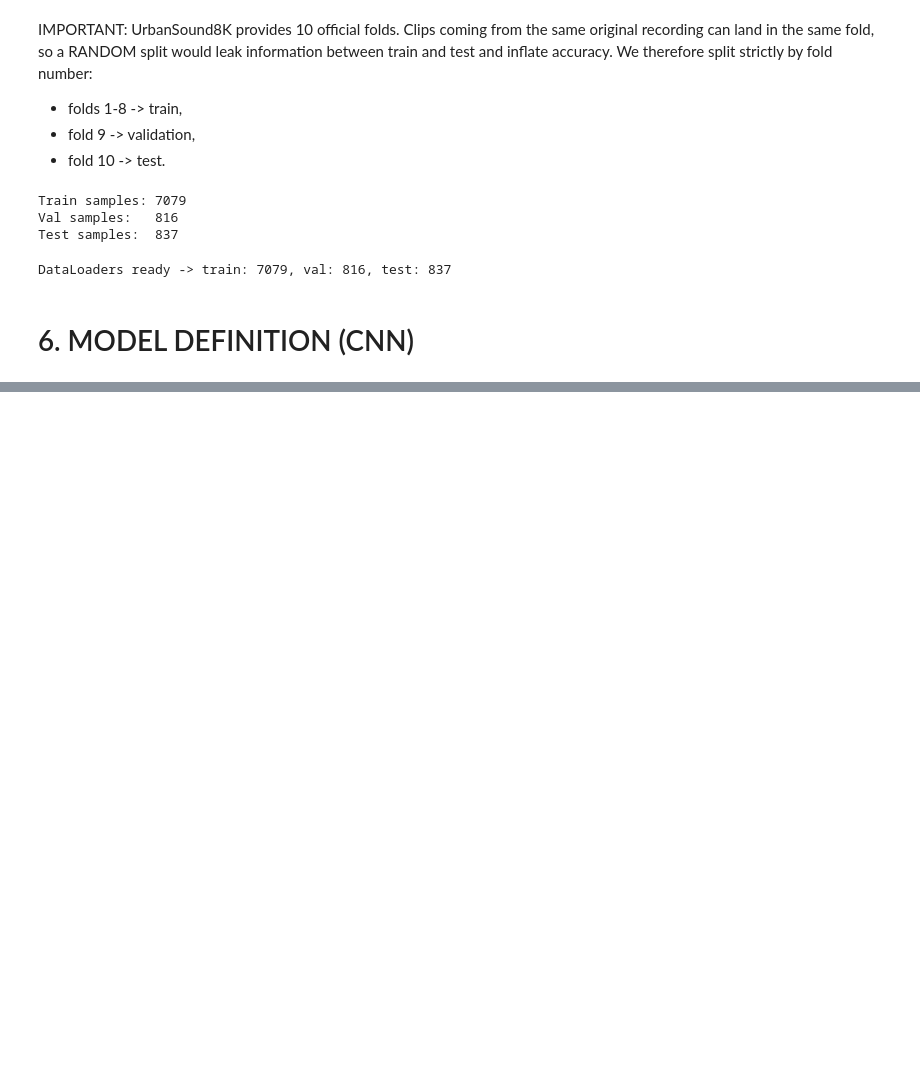
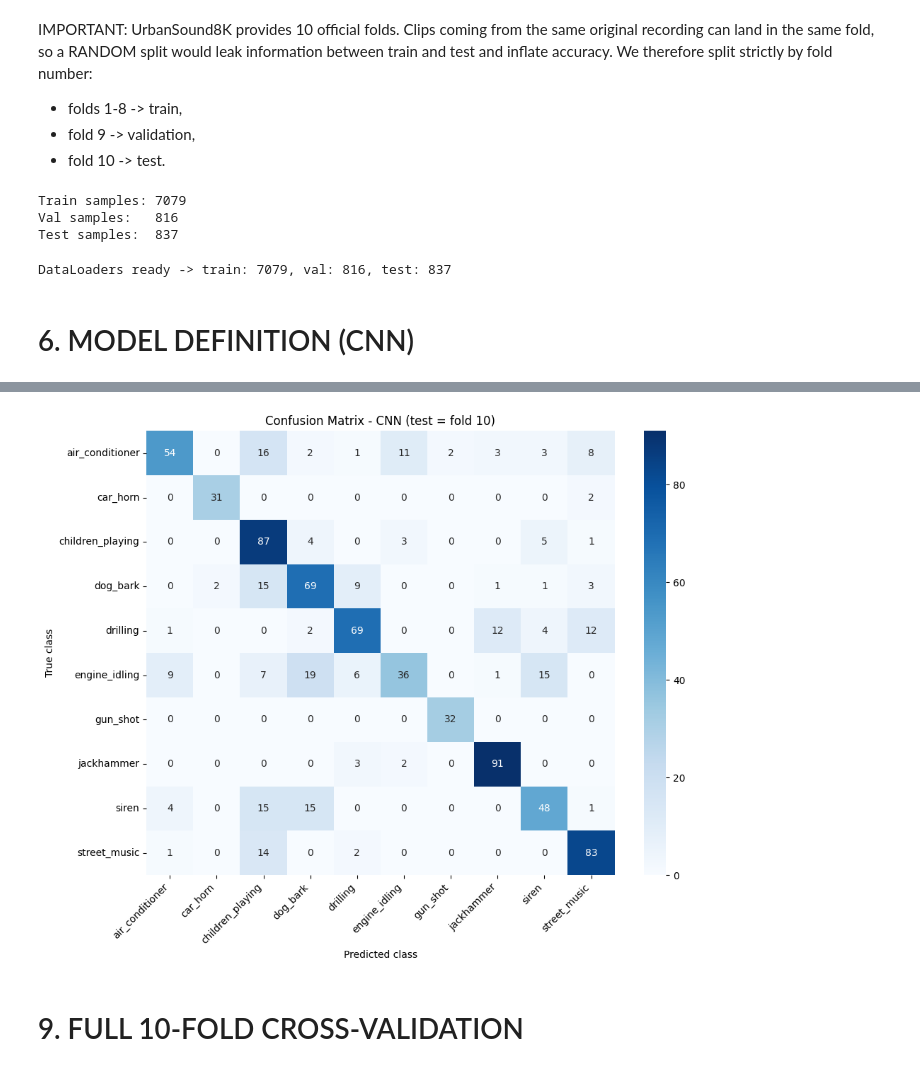
Before and after one commit to plavizmaj/Urban_Sound_8K, a Jupyter notebook: UrbanSound8K.ipynb, the cells around one changed output, grey strips where cells are left out. Drawn from its saved outputs; the diff is of its cells as text; code cells hidden in the pictures; blank space fills up the shorter version.

```diff
--- a/UrbanSound8K.ipynb
+++ b/UrbanSound8K.ipynb
@@ -330,0 +501,3 @@ DataLoaders ready -> train: 7079, val: 816, test: 837
+# %%
+test_loss, test_acc, test_preds, test_labels = evaluate(model, test_loader, criterion)
+print(f"Test loss: {test_loss:.4f} | Test accuracy: {test_acc:.4f}")
@@ -330,0 +527,14 @@ DataLoaders ready -> train: 7079, val: 816, test: 837
+# %%
+cm = confusion_matrix(test_labels, test_preds)
+plt.figure(figsize=(10, 8))
+sns.heatmap(cm, annot=True, fmt="d", cmap="Blues", xticklabels=class_names, yticklabels=class_names)
+plt.xlabel("Predicted class")
+plt.ylabel("True class")
+plt.title("Confusion Matrix - CNN (test = fold 10)")
+plt.xticks(rotation=45, ha="right")
+plt.tight_layout()
+plt.show()
+# %% [output]
+[figure, added]
+# %% [markdown]
+# 9. FULL 10-FOLD CROSS-VALIDATION
```
Also changed, not shown: parts of 15 cells of this notebook.
